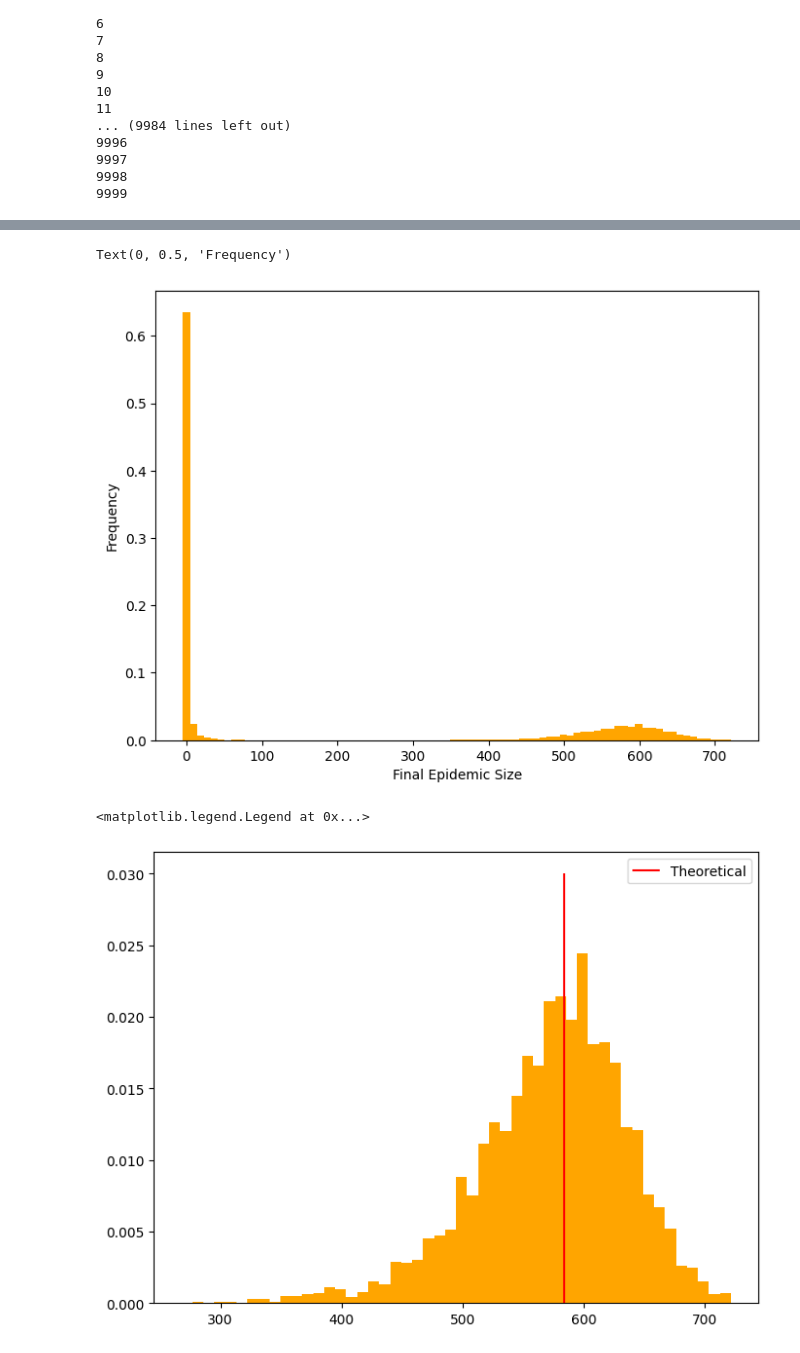
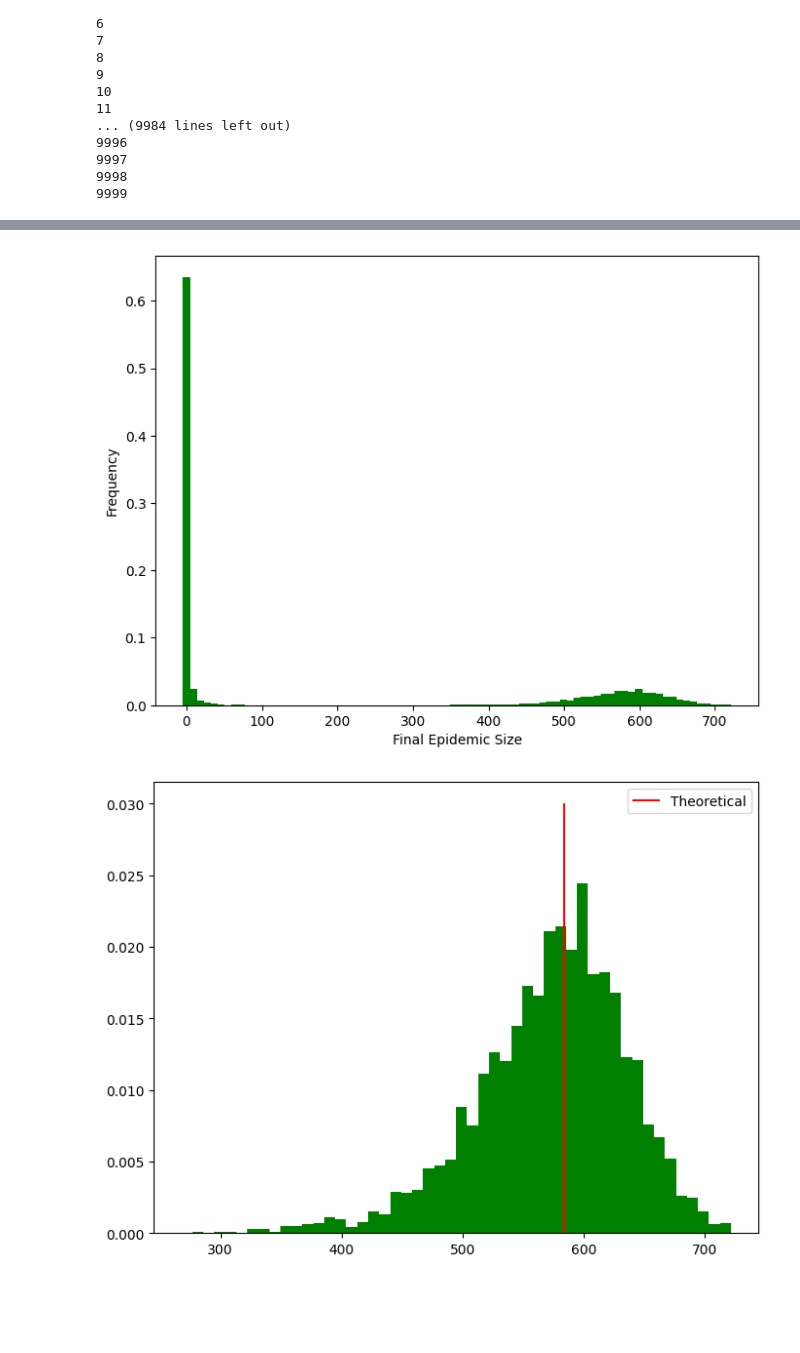
Before and after one commit to skomuro/Spreading_processes_on_networks, a Jupyter notebook: notebooks/stochastic.ipynb, the cells around one changed output, grey strips where cells are left out. Saved outputs shown, nothing was run; the diff lists cells and outputs as text; code cells hidden in the pictures; blank space fills up the shorter version.

```diff
--- a/notebooks/stochastic.ipynb
+++ b/notebooks/stochastic.ipynb
@@ -95,14 +95,14 @@ plt.savefig("stochastic_sir")
 S = []
 I = []
 R = []
-ts = []
+Times = []
 # %%
 for j in range(10000):
     s, i, r, ts = one_simulation()
     S.append(s)
     I.append(i)
     R.append(r)
-    ts.append(ts)
+    Times.append(ts)
     print(j)
 # %% [output]
 0
@@ -152,20 +182,17 @@ w_r = r_edges[1] - r_edges[0]
 r_hist = r_hist * w_r
 plt.figure(figsize=(8, 6))
 plt.plot(facecolor = "white")
-plt.bar(r_edges[:-1], r_hist, w_r, color = "orange")
+plt.bar(r_edges[:-1], r_hist, w_r, color = "green")
 plt.xlabel("Final Epidemic Size")
 plt.ylabel("Frequency")
-
-#plt.savefig("fin_epi_big")
+plt.savefig("../figures/SIR/stochastic/final_R_distribution")
 # %% [output]
-Text(0, 0.5, 'Frequency')
-[figure, old version]
+[figure, new version]
 # %%
 plt.figure(figsize=(8, 6))
-plt.bar(r_edges[30:-1], r_hist[30:], w_r, color = "orange")
+plt.bar(r_edges[30:-1], r_hist[30:], w_r, color = "green")
 plt.vlines(theo_R_inf, 0, 0.03, color = "red", label = "Theoretical")
 plt.legend()
-#plt.savefig("fin_epi_small")
+plt.savefig("../figures/SIR/stochastic/final_R_distribution_small")
 # %% [output]
-<matplotlib.legend.Legend at 0x...>
-[figure, old version]
+[figure, new version]
```
Also changed, not shown: parts of 12 cells of this notebook, 18 other files.
